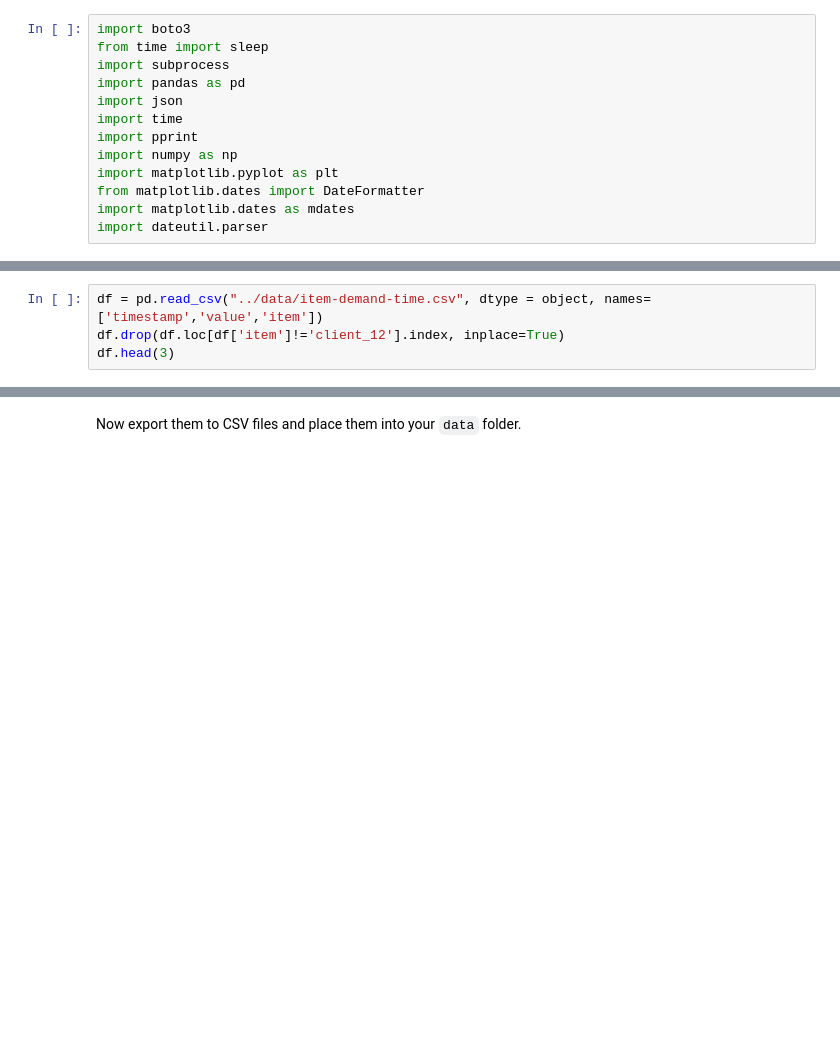
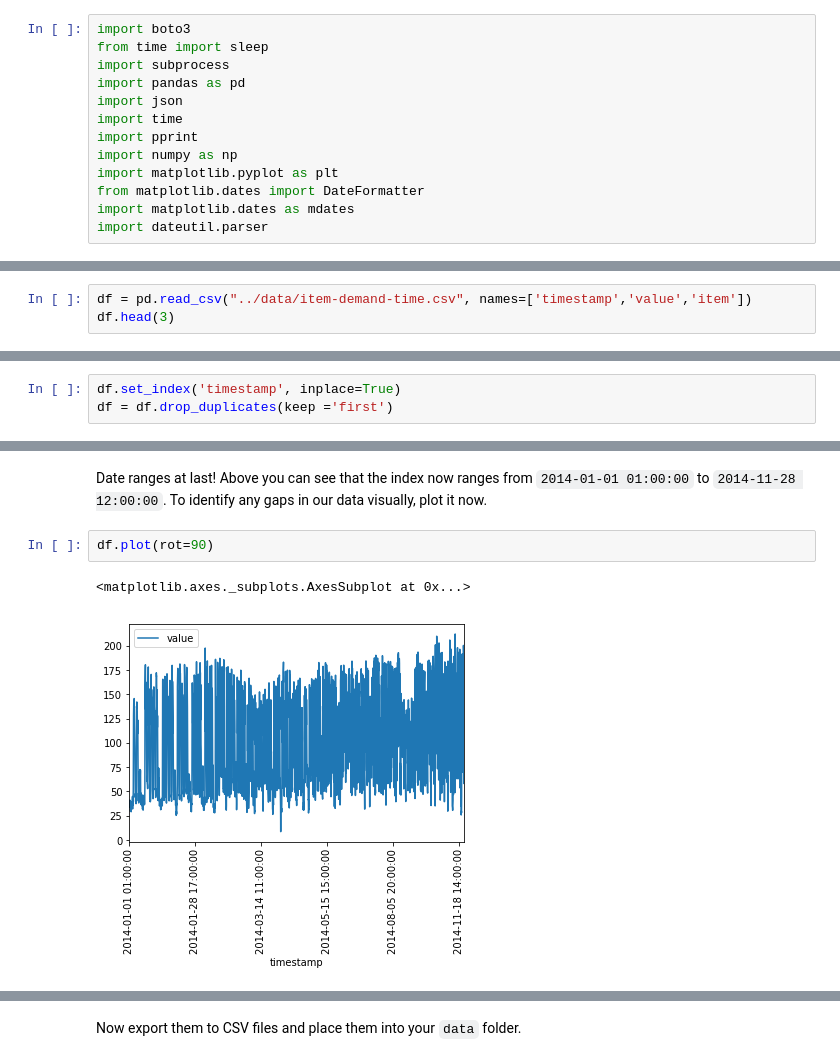
Before and after one commit to luseloso/forecast_id, a Jupyter notebook: notebooks/Train_Evaluate_Predictors.ipynb, the cells around one changed output, grey strips where cells are left out. Cells and saved outputs as stored; diff of their text form; blank space fills up the shorter version.

```diff
--- a/notebooks/Train_Evaluate_Predictors.ipynb
+++ b/notebooks/Train_Evaluate_Predictors.ipynb
@@ -59,6 +65,5 @@ import dateutil.parser
 # %%
-df = pd.read_csv("../data/item-demand-time.csv", dtype = object, names=['timestamp','value','item'])
-df.drop(df.loc[df['item']!='client_12'].index, inplace=True)
+df = pd.read_csv("../data/item-demand-time.csv", names=['timestamp','value','item'])
 df.head(3)
 # %% [output]
 |  | timestamp | value | item |
@@ -84,0 +99,3 @@ remaining_df = df[(df['timestamp'] >= '2014-10-31') & (df['timestamp'] <= '2014-
+# %%
+df.set_index('timestamp', inplace=True)
+df = df.drop_duplicates(keep ='first')
@@ -84,0 +114,7 @@ remaining_df = df[(df['timestamp'] >= '2014-10-31') & (df['timestamp'] <= '2014-
+# %% [markdown]
+Date ranges at last! Above you can see that the index now ranges from `2014-01-01 01:00:00` to `2014-11-28 12:00:00`. To identify any gaps in our data visually, plot it now.
+# %%
+df.plot(rot=90)
+# %% [output]
+<matplotlib.axes._subplots.AxesSubplot at 0x...>
+[figure, added]
```
Also changed, not shown: parts of 50 cells of this notebook, 3 other files.
